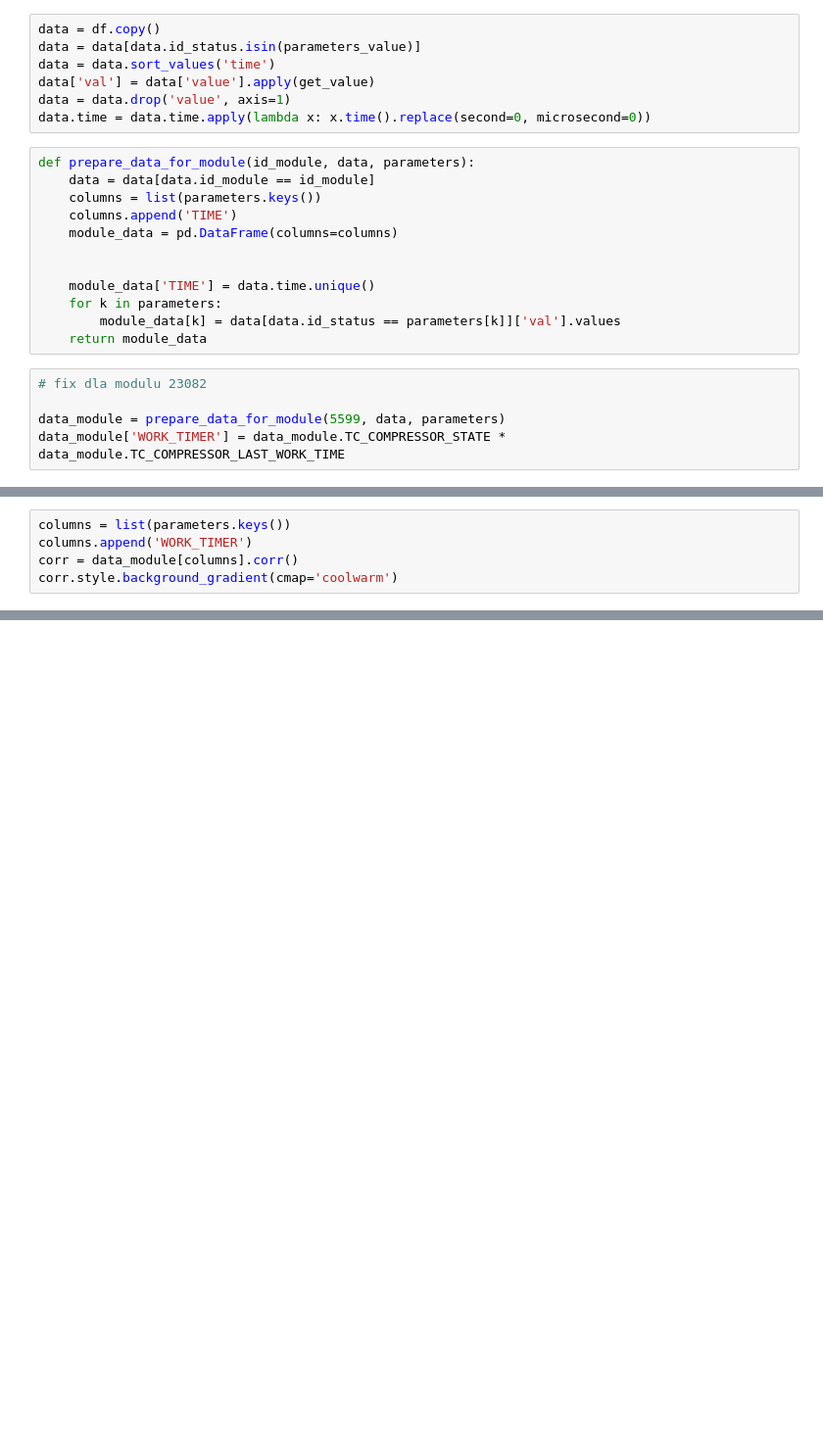
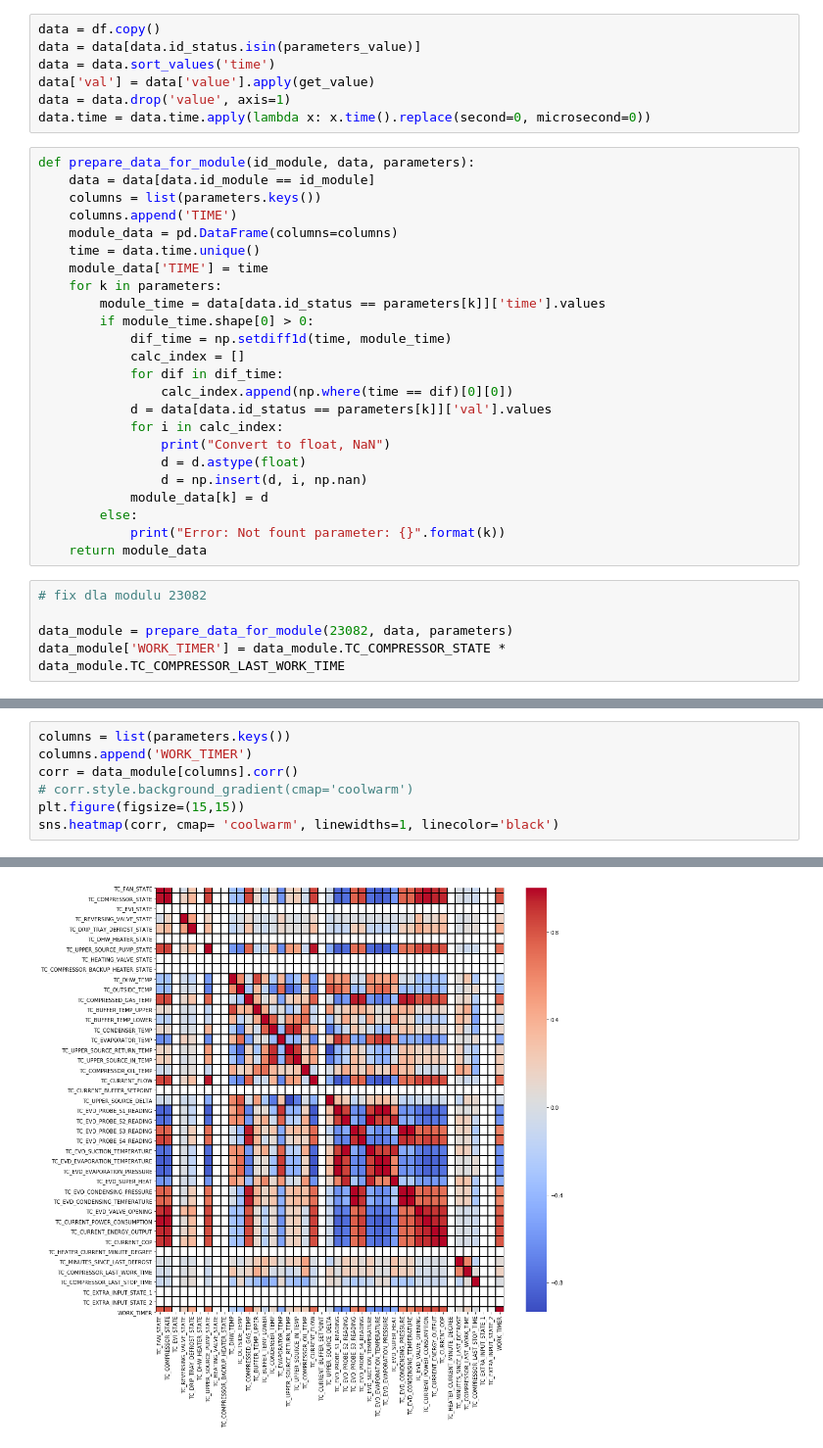
Before and after one commit to MarcinFilipek/HeatPump, a Jupyter notebook: jupyter/Analiza_pracy_kompresora.ipynb, the cells around one changed output, grey strips where cells are left out. Shown at 98% size. Drawn from its saved outputs; the diff is of its cells as text; blank space fills up the shorter version.

```diff
--- a/jupyter/Analiza_pracy_kompresora.ipynb
+++ b/jupyter/Analiza_pracy_kompresora.ipynb
@@ -71,14 +107,26 @@ def prepare_data_for_module(id_module, data, parameters):
     columns = list(parameters.keys())
     columns.append('TIME')
     module_data = pd.DataFrame(columns=columns)
-
-
-    module_data['TIME'] = data.time.unique()
+    time = data.time.unique()
+    module_data['TIME'] = time
     for k in parameters:
-        module_data[k] = data[data.id_status == parameters[k]]['val'].values
+        module_time = data[data.id_status == parameters[k]]['time'].values
+        if module_time.shape[0] > 0:
+            dif_time = np.setdiff1d(time, module_time)
+            calc_index = []
+            for dif in dif_time:
+                calc_index.append(np.where(time == dif)[0][0])
+            d = data[data.id_status == parameters[k]]['val'].values
+            for i in calc_index:
+                print("Convert to float, NaN")
+                d = d.astype(float)
+                d = np.insert(d, i, np.nan)
+            module_data[k] = d
+        else:
+            print("Error: Not fount parameter: {}".format(k))
     return module_data
 # %%
 # fix dla modulu 23082
 
-data_module = prepare_data_for_module(5599, data, parameters)
+data_module = prepare_data_for_module(23082, data, parameters)
 data_module['WORK_TIMER'] = data_module.TC_COMPRESSOR_STATE * data_module.TC_COMPRESSOR_LAST_WORK_TIME
@@ -86,5 +162,7 @@ data_module['WORK_TIMER'] = data_module.TC_COMPRESSOR_STATE * data_module.TC_COM
 columns = list(parameters.keys())
 columns.append('WORK_TIMER')
 corr = data_module[columns].corr()
-corr.style.background_gradient(cmap='coolwarm')
+# corr.style.background_gradient(cmap='coolwarm')
+plt.figure(figsize=(15,15))
+sns.heatmap(corr, cmap= 'coolwarm', linewidths=1, linecolor='black')
 # %% [output]
@@ -98,3 +170,4 @@ corr.style.background_gradient(cmap='coolwarm')
+[figure, added]
 # %%
 time_list = pd.to_timedelta(np.arange(24*60), unit='m')
 time_list
```
Also changed, not shown: parts of 9 cells of this notebook, 3 other files.
